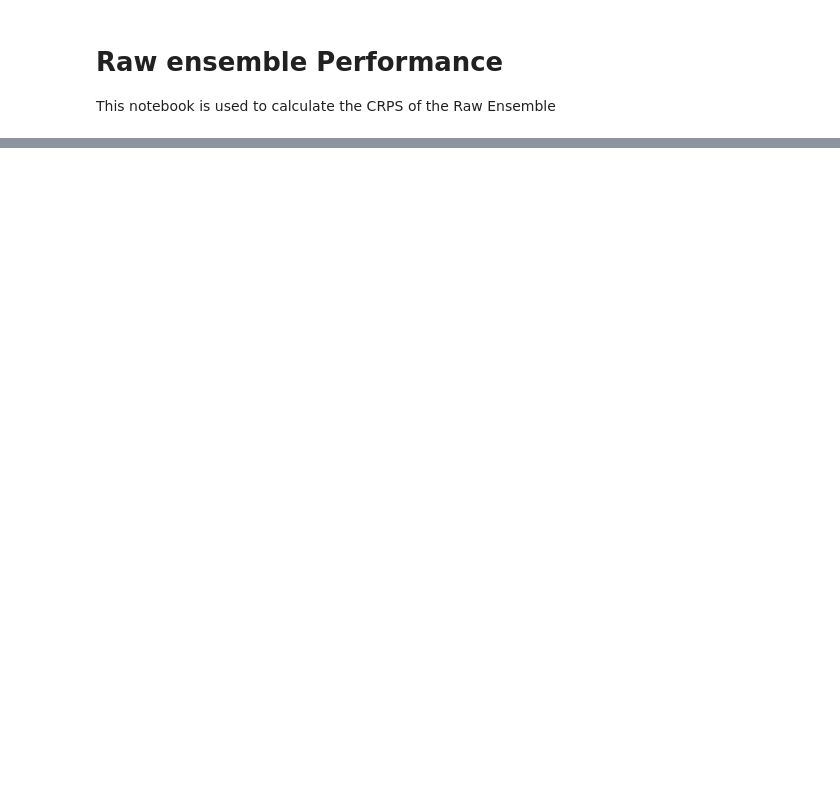
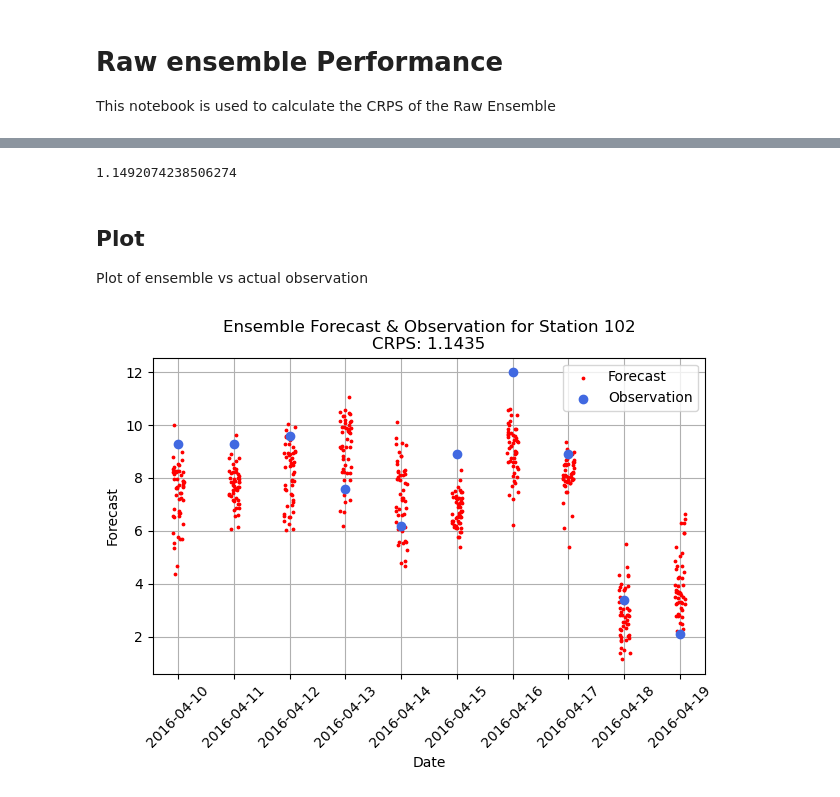
Before and after one commit to m-j-w-f/GNNPP, a Jupyter notebook: slerch_test/raw_ensemble.ipynb, the cells around one changed output, grey strips where cells are left out. Drawn from its saved outputs; the diff is of its cells as text; code cells hidden in the pictures; blank space fills up the shorter version.

```diff
--- a/slerch_test/raw_ensemble.ipynb
+++ b/slerch_test/raw_ensemble.ipynb
@@ -43,0 +26,4 @@ NameError: name 'np' is not defined
+# %%
+# clean data
+data2_clean = helpers.clean_data(data2)
+data_clean = data.iloc[data2_clean.index]
@@ -43,0 +38,3 @@ NameError: name 'np' is not defined
+# %%
+data_clean = data_clean[data_clean.date.dt.year==2016]
+data2_clean = data2_clean[data2_clean.date.dt.year==2016]
@@ -43,0 +46,56 @@ NameError: name 'np' is not defined
+# %%
+crpsMean_2016 = crps['crpsMean']
+print(crpsMean_2016)
+# %% [output]
+1.1492074238506274
+# %% [markdown]
+## Plot
+
+Plot of ensemble vs actual observation
+# %%
+import matplotlib.pyplot as plt
+import numpy as np
+%matplotlib inline
+plt.style.use('default')
+# %%
+def jitter_dots(dots):
+    offsets = dots.get_offsets()
+    jittered_offsets = offsets
+    # only jitter in the x-direction
+    jittered_offsets[:, 0] += np.random.uniform(-0.1, 0.1, offsets.shape[0])
+    dots.set_offsets(jittered_offsets)
+# %%
+station = 102
+days = 10
+start = 100
+
+df_station = data_clean[data_clean.station == station]
+df_station = df_station.iloc[start:start+days,:]
+
+# Crps of the n days
+crps = ens_metrics.ens_crps(df_station.obs.to_numpy(), df_station.iloc[:,3:53].to_numpy())
+crpsMean = crps["crpsMean"]
+
+forecasts = value_vars = [col for col in df_station.columns if col.startswith('X')]
+df_ens = pd.melt(df_station, id_vars=["date"], value_vars=forecasts, var_name="member", value_name="forecast")
+
+fig, ax = plt.subplots()
+
+dots = ax.scatter(df_ens.date, df_ens.forecast, color='red', s=3, label="Forecast")
+jitter_dots(dots)
+ax.scatter(df_station.date, df_station.obs, label="Observation", color="royalblue")
+
+ax.set_axisbelow(True)  # This setting places the grid lines behind the data
+ax.grid(True)
+
+
+plt.xlabel('Date')
+plt.ylabel('Forecast')
+plt.title(f"Ensemble Forecast & Observation for Station {station}\nCRPS: {'{0:.4f}'.format(crpsMean)}")
+plt.legend()
+plt.xticks(rotation=45)
+plt.tight_layout()
+
+plt.show()
+# %% [output]
+[figure, added]
```
Also changed, not shown: parts of 13 cells of this notebook, 12 other files.
